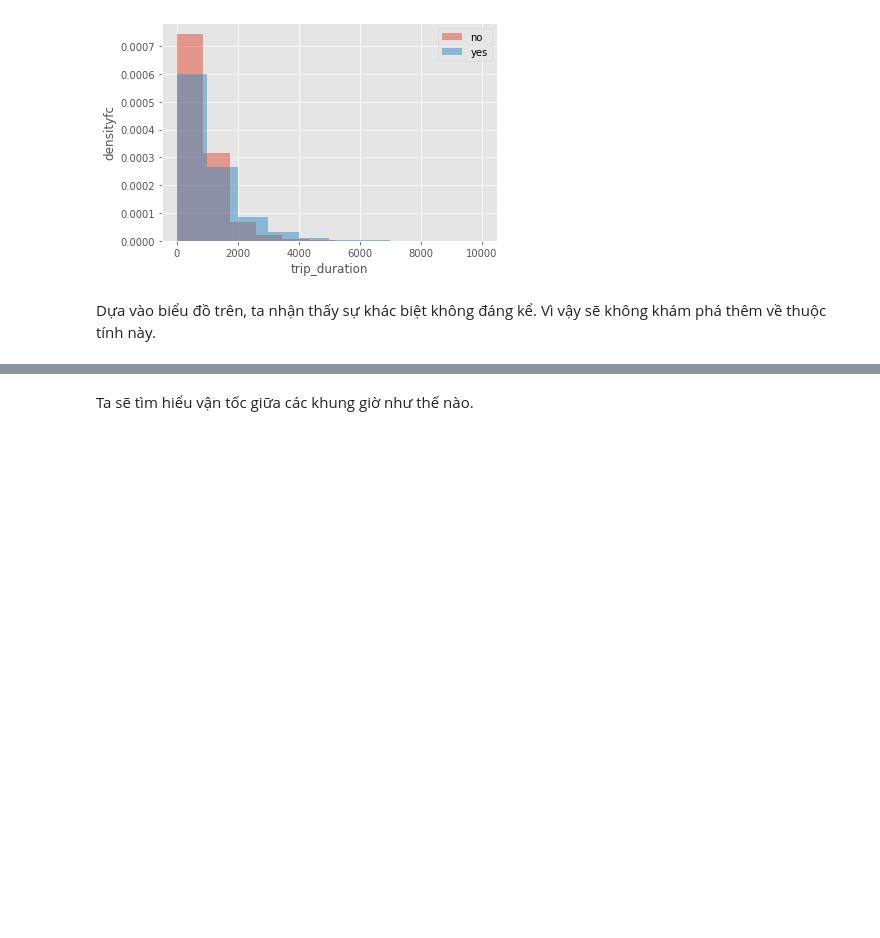
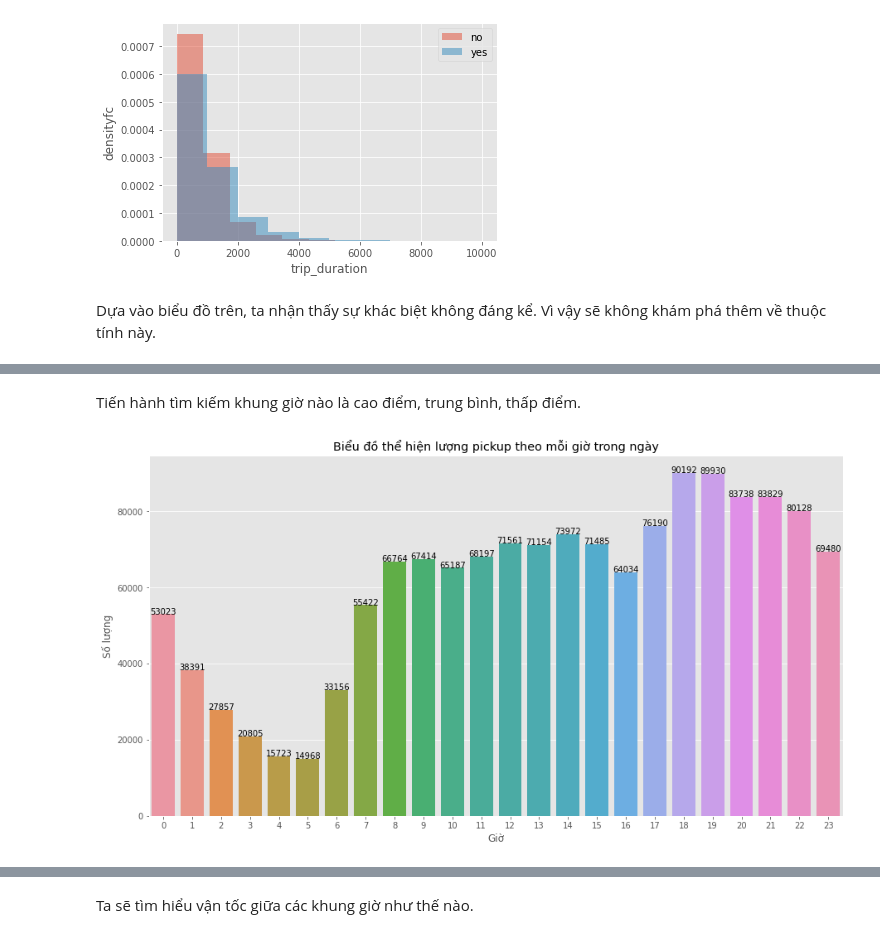
Before and after one commit to trunghq0205/Python4DS, a Jupyter notebook: final_project_report.ipynb, the cells around one changed output, grey strips where cells are left out. Cells and saved outputs as stored; diff of their text form; code cells hidden in the pictures; blank space fills up the shorter version.

Commit message:
trunghq train model

```diff
--- a/final_project_report.ipynb
+++ b/final_project_report.ipynb
@@ -762,0 +630,10 @@ Dựa vào đồ thị,thời gian trung bình chuyến đi ở mức cao ở gi
+# %%
+time_pickup = pd.DataFrame()
+time_pickup['Month'] = taxi_df['pickup_datetime'].dt.month
+time_pickup['Weekday'] = taxi_df['pickup_datetime'].dt.weekday
+time_pickup['Hour'] = taxi_df['pickup_datetime'].dt.hour
+time_pickup['Week'] = taxi_df['pickup_datetime'].dt.isocalendar().week
+time_pickup['Distance'] = taxi_df['distance']
+time_pickup['Trip_duration'] = taxi_df['trip_duration']
+time_pickup['Speed'] = taxi_df['speed']
+time_pickup.head()
@@ -762,0 +657,15 @@ Dựa vào đồ thị,thời gian trung bình chuyến đi ở mức cao ở gi
+# %% [markdown]
+Tiến hành tìm kiếm khung giờ nào là cao điểm, trung bình, thấp điểm.
+# %%
+plt.figure(figsize=(15,8))
+ax = sns.countplot(time_pickup['Hour'])
+plt.title('Biểu đồ thể hiện lượng pickup theo mỗi giờ trong ngày')
+plt.ylabel('Số lượng')
+plt.xlabel('Giờ')
+for p in ax.patches:
+    height = p.get_height()
+    ax.text(x = p.get_x() + (p.get_width()/2),
+    y = height+0.2, ha = 'center', s = '{:.0f}'.format(height))
+plt.show()
+# %% [output]
+[figure, added]
```
Also changed, not shown: parts of 113 cells of this notebook.
